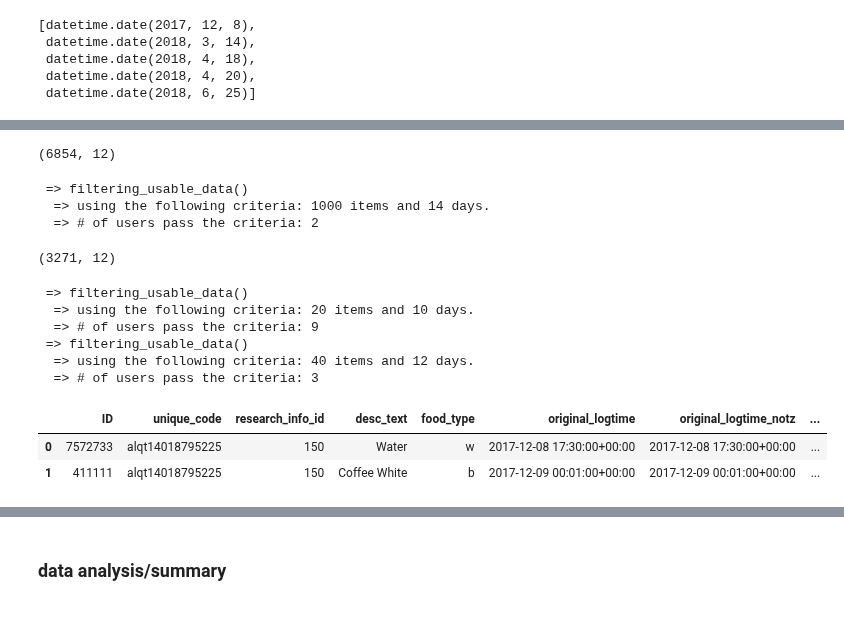
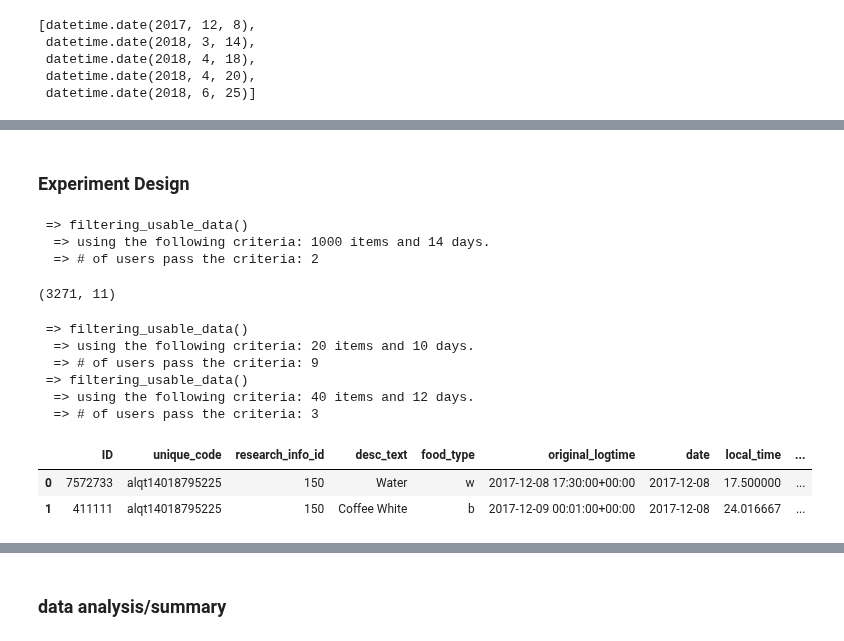
Before and after one commit to tktran11/treets, a Jupyter notebook: 00_core.ipynb, the cells around one changed output, grey strips where cells are left out. Cells and saved outputs as stored; diff of their text form; code cells hidden in the pictures.

```diff
--- a/00_core.ipynb
+++ b/00_core.ipynb
@@ -324,7 +329,7 @@ find_phase_duration(pd.read_excel('data/col_test_data/toy_data_17May2021.xlsx'))
 | 4 | NaT |
 # %%
 #| export
-def load_food_data(data_source, identifier, datetime_col, h):
+def load_food_data(data_source, h, identifier = 1, datetime_col = 5):
     """
     Description:\n
         Load food data and output processed data in a dataframe.\n
@@ -355,6 +360,10 @@ def load_food_data(data_source, identifier, datetime_col, h):
             - unique_code\n
     """
     food_all = file_loader(data_source)
+    # identifier column(s) should be 0 and 1, with 1 being study specific
+    identifier = food_all.columns[identifier]
+    # fifth column of food log dataframes should represent date/time in a 24 hour system
+    datetime_col = food_all.columns[datetime_col]
 
     try:
         food_all = food_all.drop(columns = ['foodimage_file_name'])
@@ -377,22 +386,18 @@ def load_food_data(data_source, identifier, datetime_col, h):
                 return np.nan
 
     food_all[datetime_col] = food_all[datetime_col].apply(handle_time)
-
     food_all = food_all.dropna().reset_index(drop = True)
-
-
-    food_all['date'] = find_date(food_all, datetime_col, h)
-
+    food_all['date'] = find_date(food_all, h)
 
     # Handle the time - Time in floating point format
 
-    food_all['float_time'] = find_float_time(food_all, datetime_col, h)
+    food_all['float_time'] = find_float_time(food_all, h)
 
     # Handle the time - Time in Datetime object format
     food_all['time'] = pd.DatetimeIndex(food_all[datetime_col]).time
 
     # Handle week from start
-    food_all['week_from_start'] = week_from_start(food_all,'date',identifier)
+    food_all['week_from_start'] = week_from_start(food_all)
 
     food_all['year'] = food_all.date.apply(lambda d: d.year)
 
@@ -1206,0 +1280,4 @@ dates
+# %%
+df = load_food_data('data/test_food_details.csv', h = 4)
+dates, bad_dates = good_lwa_day_counts(df, datetime.time(8,0,0), datetime.time(23,59,59))
+dates
@@ -1217,6 +1294,8 @@ bad_dates[0][:5]
+# %% [markdown]
+### Experiment Design
 # %%
 #| export
-def filtering_usable_data(df, identifier, date_col, num_items, num_days):
+def filtering_usable_data(df, num_items, num_days, identifier = 1, date_col = 6):
     '''
     Description:\n
         This function filters the cleaned app data so the users who satisfies the criteria are left. The criteria is that the person is left if the total loggings for that person are more than num_items and at the same time, the total days of loggings are more than num_days.\n
@@ -1238,6 +1317,12 @@ def filtering_usable_data(df, identifier, date_col, num_items, num_days):
     print(' => filtering_usable_data()')
     print('  => using the following criteria:', num_items, 'items and', num_days, 'days.')
 
+    identifier = df.columns[1]
+    if 'date' in df.columns:
+        date_col = df.columns[df.columns.get_loc('date')]
+    else:
+        date_col = df.columns[date_col]
+
     # Item logged
     log_item_count = df.groupby(identifier).agg('count')[['desc_text']].rename(columns = {'desc_text': 'Total Logged'})
 
@@ -1258,19 +1343,16 @@ def filtering_usable_data(df, identifier, date_col, num_items, num_days):
     return df_usable, set(df_usable.unique_code.unique())
 # %%
 df = file_loader('data/output/public.pickle')
-df.shape
-# %% [output]
-(6854, 12)
 # %%
-filtering_usable_data(df,'unique_code','date', 1000, 14)[0].shape
+filtering_usable_data(df, num_items = 1000, num_days = 14)[0].shape
 # %% [output]
  => filtering_usable_data()
   => using the following criteria: 1000 items and 14 days.
   => # of users pass the criteria: 2
-(3271, 12)
+(3271, 11)
 # %%
 #| export
-def prepare_baseline_and_intervention_usable_data(data_source, identifier, date_col, baseline_num_items, baseline_num_days, intervention_num_items, intervention_num_days):
+def prepare_baseline_and_intervention_usable_data(data_source, baseline_num_items, baseline_num_days, intervention_num_items, intervention_num_days, identifier = 1, date_col = 6):
     """
     Description:\n
         Filter and create baseline_expanded and intervention groups based on data_source pickle file. Expanded baseline dataset contains the first two weeks data and 13, 14 weeks data that pass the given criteria. Intervention dataset contains 13, 14 weeks data that pass the given criteria.\n
@@ -1299,12 +1381,12 @@ def prepare_baseline_and_intervention_usable_data(data_source, identifier, date_
     # create baseline data
     df_food_baseline = food_all.query('week_from_start <= 2')
     df_food_baseline_usable, food_baseline_usable_id_set = \
-    filtering_usable_data(df_food_baseline,identifier, date_col, num_items = baseline_num_items, num_days = baseline_num_days)
+    filtering_usable_data(df_food_baseline, num_items = baseline_num_items, num_days = baseline_num_days, identifier = identifier, date_col = date_col)
 
     # create intervention data
     df_food_intervention = food_all.query('week_from_start in [13, 14]')
     df_food_intervention_usable, food_intervention_usable_id_set = \
-    filtering_usable_data(df_food_intervention,identifier, date_col, num_items = intervention_num_items, num_days = intervention_num_days)
+    filtering_usable_data(df_food_intervention, num_items = intervention_num_items, num_days = intervention_num_days, identifier = identifier, date_col = date_col)
 
     # create df that contains both baseline and intervention id_set that contains data for the first two weeks
     expanded_baseline_usable_id_set = set(list(food_baseline_usable_id_set) + list(food_intervention_usable_id_set))
@@ -1313,18 +1395,18 @@ def prepare_baseline_and_intervention_usable_data(data_source, identifier, date_
 
     return [df_food_basline_usable_expanded, df_food_intervention_usable]
 # %%
-df= prepare_baseline_and_intervention_usable_data('data/output/public.pickle','unique_code','date', 20, 10, 40, 12)[0]
+df= prepare_baseline_and_intervention_usable_data('data/output/public.pickle', 20, 10, 40, 12)[0]
 df.head(2)
 # %% [output]
  => filtering_usable_data()
   => using the following criteria: 20 items and 10 days.
   => # of users pass the criteria: 9
  => filtering_usable_data()
   => using the following criteria: 40 items and 12 days.
   => # of users pass the criteria: 3
-|  | ID | unique_code | research_info_id | desc_text | food_type | original_logtime | original_logtime_notz | ... |
-| 0 | 7572733 | alqt14018795225 | 150 | Water | w | 2017-12-08 17:30:00+00:00 | 2017-12-08 17:30:00+00:00 | ... |
-| 1 | 411111 | alqt14018795225 | 150 | Coffee White | b | 2017-12-09 00:01:00+00:00 | 2017-12-09 00:01:00+00:00 | ... |
+|  | ID | unique_code | research_info_id | desc_text | food_type | original_logtime | date | local_time | ... |
+| 0 | 7572733 | alqt14018795225 | 150 | Water | w | 2017-12-08 17:30:00+00:00 | 2017-12-08 | 17.500000 | ... |
+| 1 | 411111 | alqt14018795225 | 150 | Coffee White | b | 2017-12-09 00:01:00+00:00 | 2017-12-08 | 24.016667 | ... |
 # %%
 df.shape
 # %% [output]
```
Also changed, not shown: parts of 121 cells of this notebook, 5 other files.
